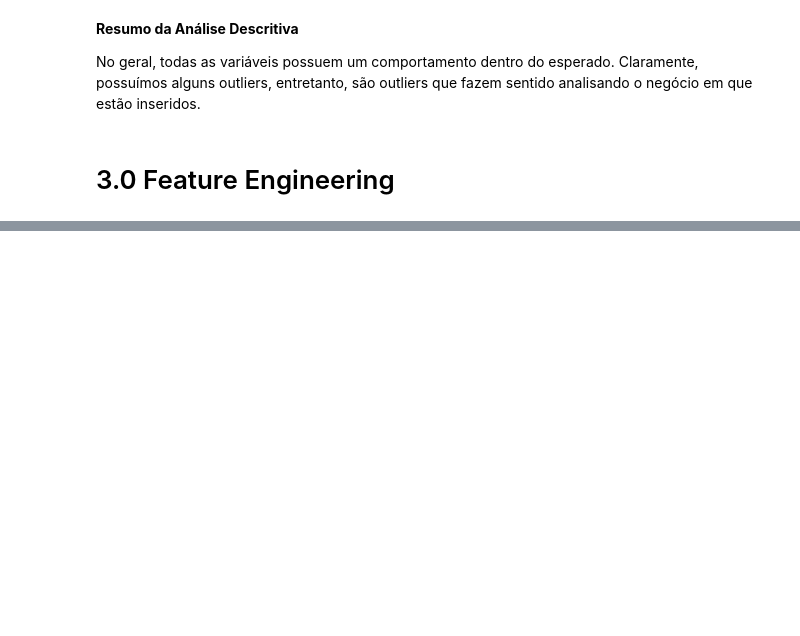
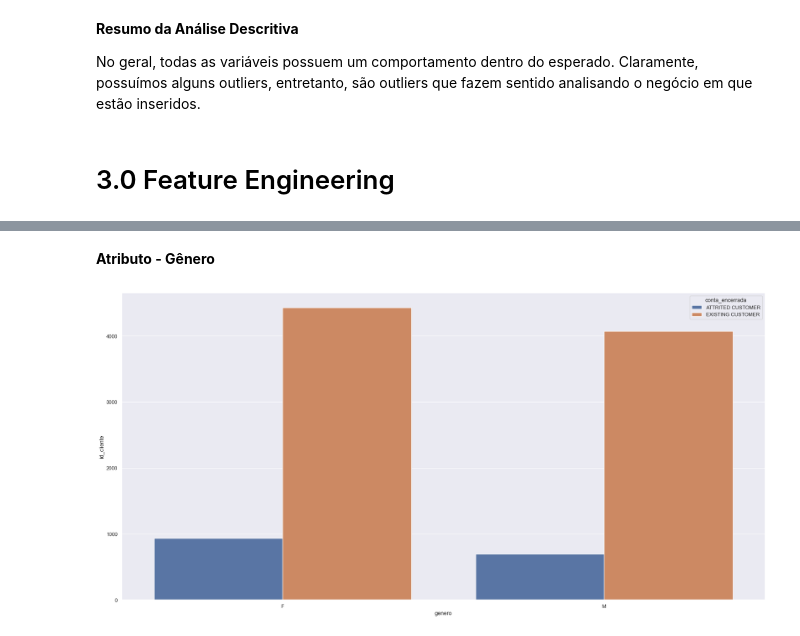
Before and after one commit to jefferson-datascience/predicao_churn_banco, a Jupyter notebook: ciclo_01.ipynb, the cells around one changed output, grey strips where cells are left out. Saved outputs shown, nothing was run; the diff lists cells and outputs as text; code cells hidden in the pictures; blank space fills up the shorter version.

```diff
--- a/ciclo_01.ipynb
+++ b/ciclo_01.ipynb
@@ -213,0 +309,10 @@ No geral, todas as variáveis possuem um comportamento dentro do esperado. Clara
+# %% [markdown]
+**Atributo - Gênero**
+# %%
+# Criando dataset
+df_genero = df_4[['id_cliente', 'genero', 'conta_encerrada']].groupby(['genero', 'conta_encerrada']).count().reset_index().copy()
+
+# Visualização
+sns.barplot(data=df_genero, x='genero', y='id_cliente', hue='conta_encerrada');
+# %% [output]
+[figure, added]
```
Also changed, not shown: parts of 16 cells of this notebook, 2 other files.
